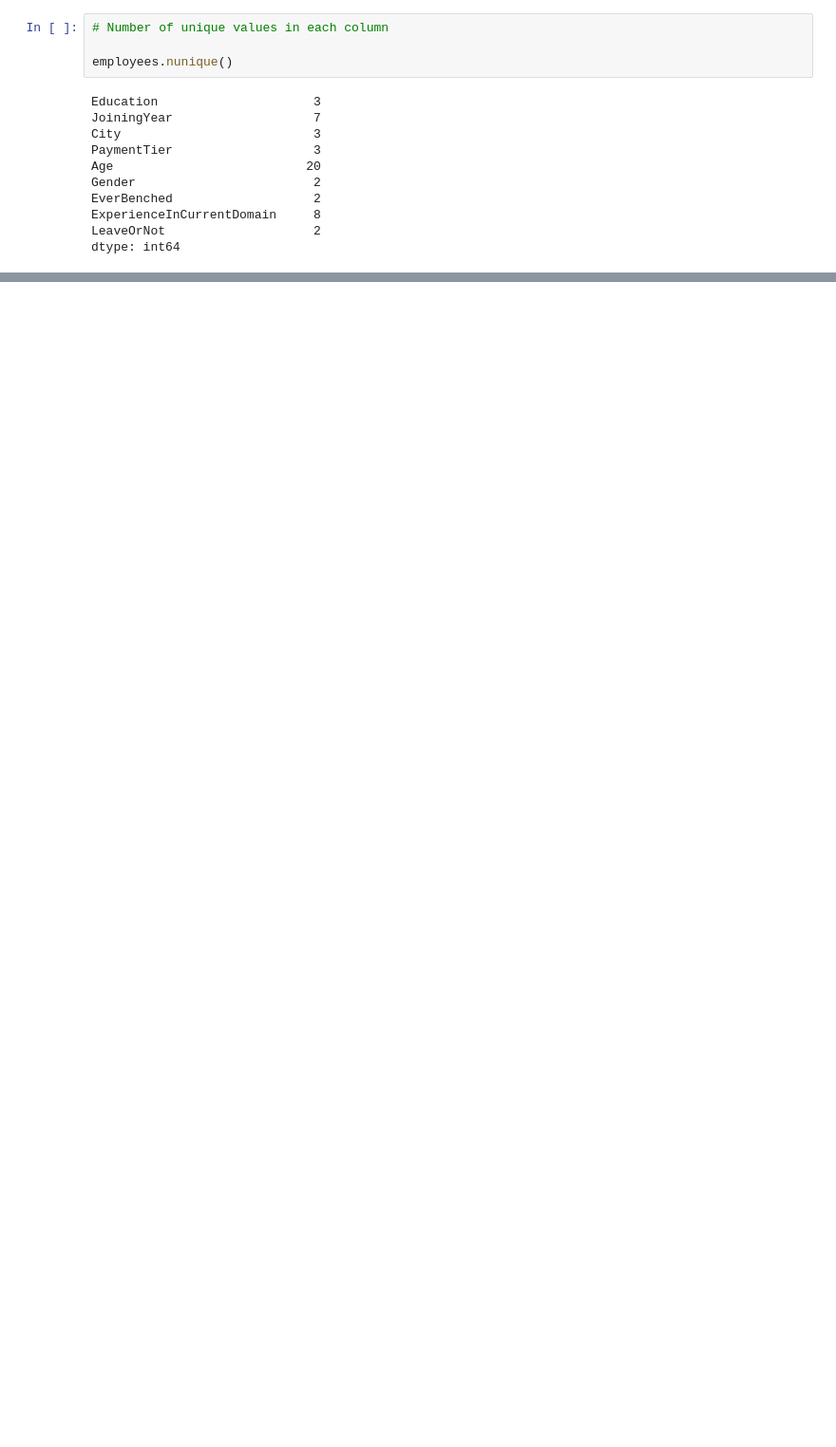
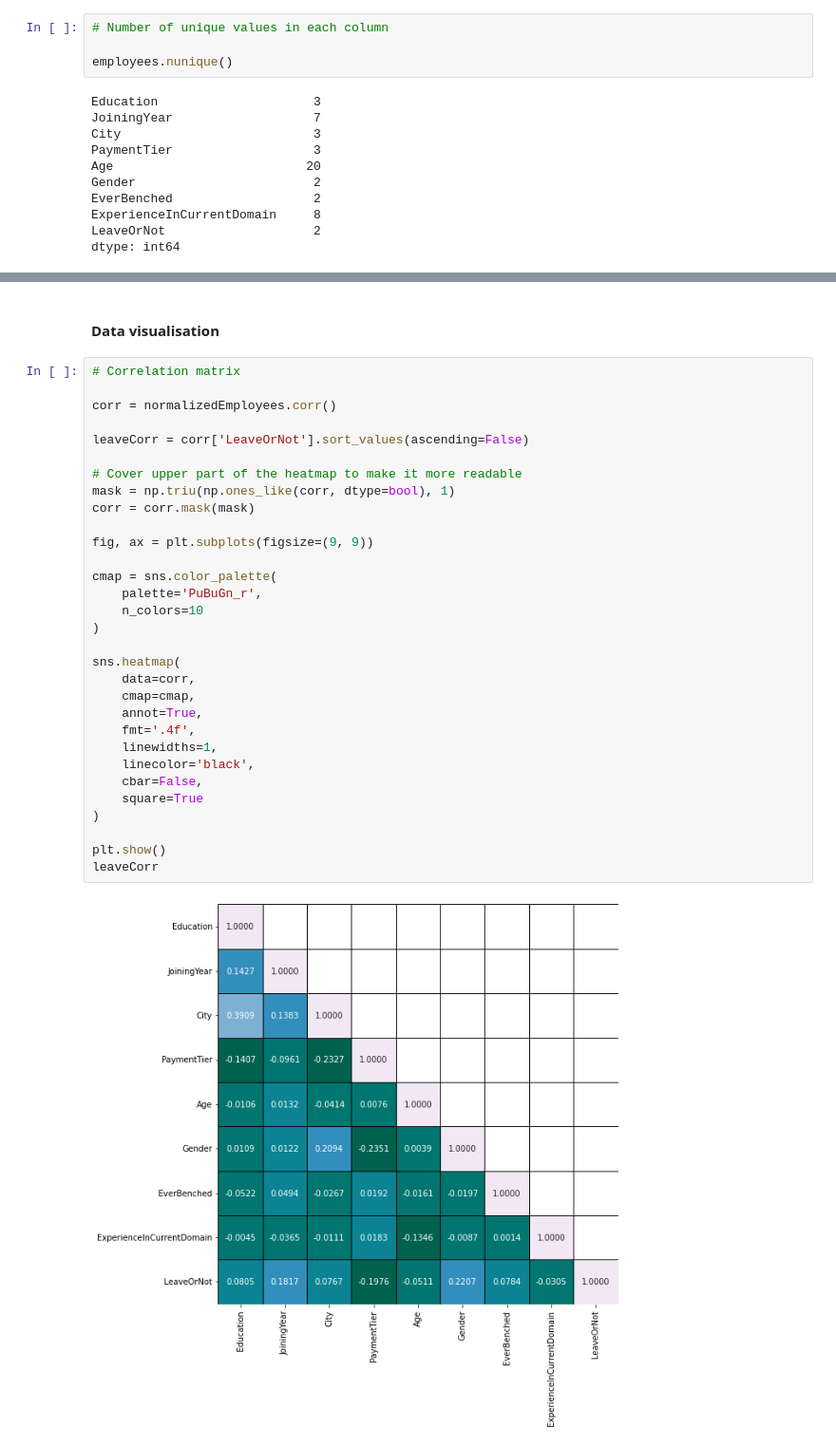
Before and after one commit to gawronskijakub/employee-future-prediction, a Jupyter notebook: employees.ipynb, the cells around one changed output, grey strips where cells are left out. Shown: that part at 95% size. Drawn from its saved outputs; the diff is of its cells as text; blank space fills up the shorter version.

Commit message:
Made several data visualisations (correlation matrix and graph for each column)

```diff
--- a/employees.ipynb
+++ b/employees.ipynb
@@ -110,0 +160,35 @@ employees.describe()
+# %% [markdown]
+#### Data visualisation
+# %%
+# Correlation matrix
+
+corr = normalizedEmployees.corr()
+
+leaveCorr = corr['LeaveOrNot'].sort_values(ascending=False)
+
+# Cover upper part of the heatmap to make it more readable
+mask = np.triu(np.ones_like(corr, dtype=bool), 1)
+corr = corr.mask(mask)
+
+fig, ax = plt.subplots(figsize=(9, 9))
+
+cmap = sns.color_palette(
+	palette='PuBuGn_r',
+	n_colors=10
+)
+
+sns.heatmap(
+	data=corr,
+	cmap=cmap,
+	annot=True,
+	fmt='.4f',
+	linewidths=1,
+	linecolor='black',
+	cbar=False,
+	square=True
+)
+
+plt.show()
+leaveCorr
+# %% [output]
+[figure, added]
```
Also changed, not shown: parts of 16 cells of this notebook.
